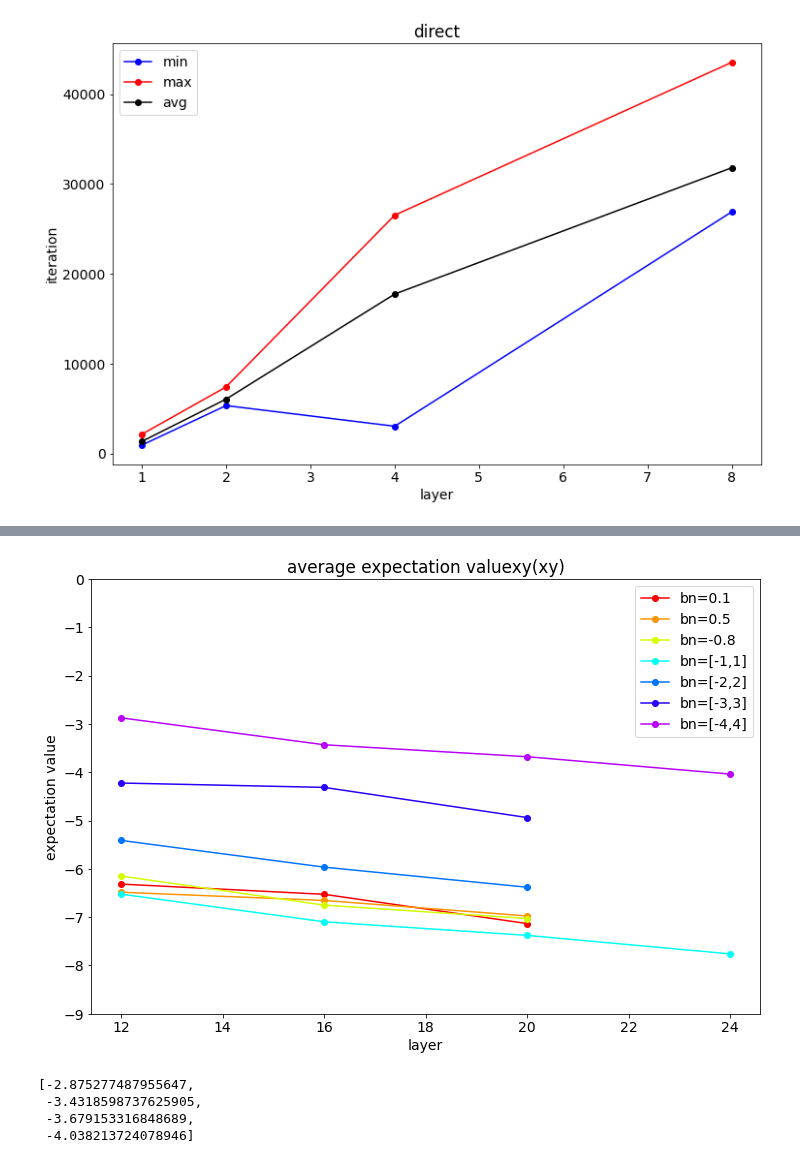
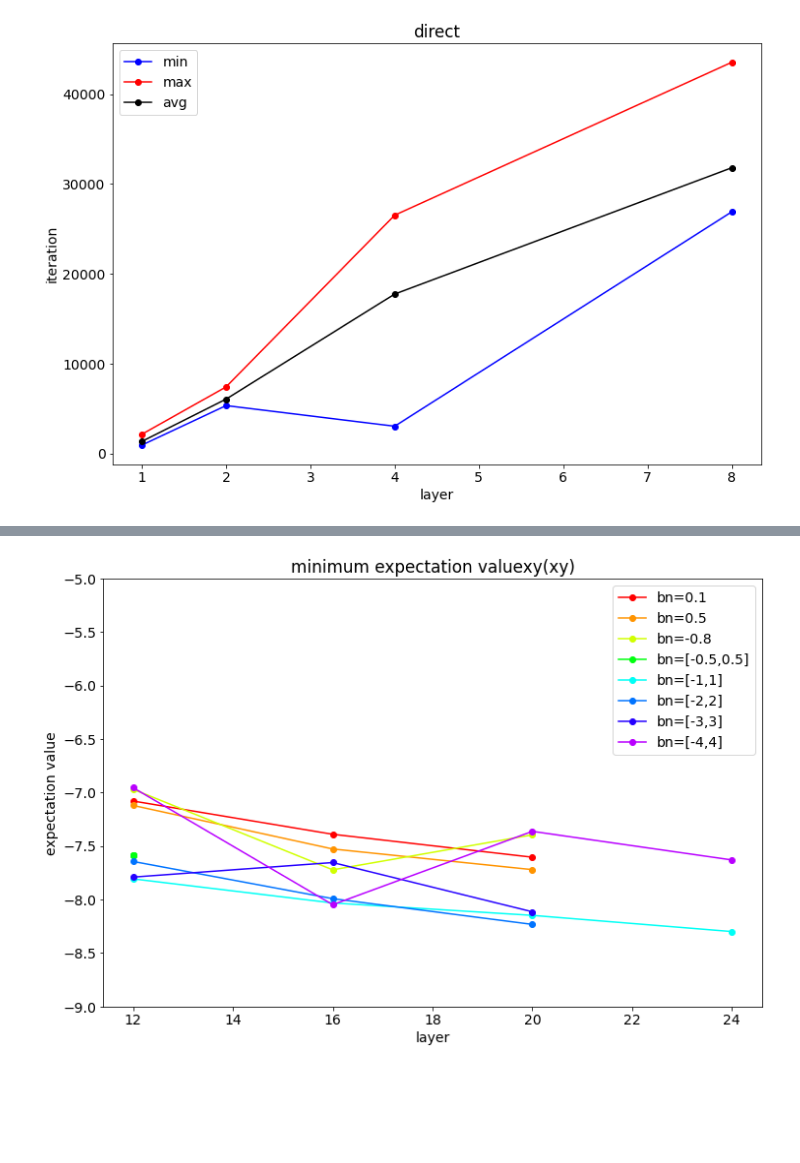
Before and after one commit to tanan/qsimu, a Jupyter notebook: qulacs/vqe_ising/vqe results.ipynb, the cells around one changed output, grey strips where cells are left out. Drawn from its saved outputs; the diff is of its cells as text; code cells hidden in the pictures; blank space fills up the shorter version.

Commit message:
add xy compare bn

```diff
--- a/qulacs/vqe_ising/vqe results.ipynb
+++ b/qulacs/vqe_ising/vqe results.ipynb
@@ -34,8 +40,3 @@ for bn in bn_list:
 method = 'indirect_xyz'
 depth_list = [8,12,16,20,24,28]
 vqe_results.extend(run(method, nqubit, depth_list, None, None, None))
-# %%
-for result in vqe_results:
-        if result == None:
-            continue
-        print("%s,%s,%s,%s,%s,%s,%s,%s,%s,%s,%s,%s,%s" % (result["method"], result["depth"], result["bn_type"], result["bn_range"], result["bn_value"], result["cost"]["min"], result["cost"]["max"], result["cost"]["mean"], result["cost"]["std"], result["iter"]["min"], result["iter"]["max"], result["iter"]["mean"], result["iter"]["std"]))
@@ -302,20 +186,0 @@ plt.savefig('image/xy_compare_bn_energy_min.png')
-# %%
-create_expectation_graph("average expectation valuexy(xy)", -9.0, 0)
-plt.plot(bn_plot_list['indirect_xy-%s-depth' % (MagneticField.BN_01.value)], bn_plot_list['indirect_xy-%s-cost-mean' % (MagneticField.BN_01.value)], marker='o', color=cm.hsv(0/10.0), label='bn=0.1')
-plt.plot(bn_plot_list['indirect_xy-%s-depth' % (MagneticField.BN_05.value)], bn_plot_list['indirect_xy-%s-cost-mean' % (MagneticField.BN_05.value)], marker='o', color=cm.hsv(1/10.0), label='bn=0.5')
-plt.plot(bn_plot_list['indirect_xy-%s-depth' % (MagneticField.BN_MINUS_08.value)], bn_plot_list['indirect_xy-%s-cost-mean' % (MagneticField.BN_MINUS_08.value)], marker='o', color=cm.hsv(2/10.0), label='bn=-0.8')
-plt.plot(bn_plot_list['indirect_xy-2-depth'], bn_plot_list['indirect_xy-2-cost-mean'], marker='o', color=cm.hsv(5/10.0), label='bn=[-1,1]')
-plt.plot(bn_plot_list['indirect_xy-4-depth'], bn_plot_list['indirect_xy-4-cost-mean'], marker='o', color=cm.hsv(6/10.0), label='bn=[-2,2]')
-plt.plot(bn_plot_list['indirect_xy-6-depth'], bn_plot_list['indirect_xy-6-cost-mean'], marker='o', color=cm.hsv(7/10.0), label='bn=[-3,3]')
-plt.plot(bn_plot_list['indirect_xy-8-depth'], bn_plot_list['indirect_xy-8-cost-mean'], marker='o', color=cm.hsv(8/10.0), label='bn=[-4,4]')
-plt.legend()
-plt.savefig('image/xy_compare_bn_energy_mean.png')
-# %% [output]
-[figure, removed]
-# %%
-bn_plot_list['indirect_xy-8-cost-mean']
-# %% [output]
-[-2.875277487955647,
- -3.4318598737625905,
- -3.679153316848689,
- -4.038213724078946]
@@ -321,0 +257,14 @@ bn_plot_list['indirect_xy-8-cost-mean']
+# %%
+create_expectation_graph("minimum expectation valuexy(xy)")
+plt.plot(bn_plot_list['indirect_xy-%s-depth' % (MagneticField.BN_01.value)], bn_plot_list['indirect_xy-%s-cost-min' % (MagneticField.BN_01.value)], marker='o', color=cm.hsv(0/10.0), label='bn=0.1')
+plt.plot(bn_plot_list['indirect_xy-%s-depth' % (MagneticField.BN_05.value)], bn_plot_list['indirect_xy-%s-cost-min' % (MagneticField.BN_05.value)], marker='o', color=cm.hsv(1/10.0), label='bn=0.5')
+plt.plot(bn_plot_list['indirect_xy-%s-depth' % (MagneticField.BN_MINUS_08.value)], bn_plot_list['indirect_xy-%s-cost-min' % (MagneticField.BN_MINUS_08.value)], marker='o', color=cm.hsv(2/10.0), label='bn=-0.8')
+plt.plot(bn_plot_list['indirect_xy-1-depth'], bn_plot_list['indirect_xy-1-cost-min'], marker='o', color=cm.hsv(3.5/10.0), label='bn=[-0.5,0.5]')
+plt.plot(bn_plot_list['indirect_xy-2-depth'], bn_plot_list['indirect_xy-2-cost-min'], marker='o', color=cm.hsv(5/10.0), label='bn=[-1,1]')
+plt.plot(bn_plot_list['indirect_xy-4-depth'], bn_plot_list['indirect_xy-4-cost-min'], marker='o', color=cm.hsv(6/10.0), label='bn=[-2,2]')
+plt.plot(bn_plot_list['indirect_xy-6-depth'], bn_plot_list['indirect_xy-6-cost-min'], marker='o', color=cm.hsv(7/10.0), label='bn=[-3,3]')
+plt.plot(bn_plot_list['indirect_xy-8-depth'], bn_plot_list['indirect_xy-8-cost-min'], marker='o', color=cm.hsv(8/10.0), label='bn=[-4,4]')
+plt.legend()
+plt.savefig('image/xy_compare_bn_energy_min.png')
+# %% [output]
+[figure, added]
```
Also changed, not shown: parts of 7 cells of this notebook, 3 other files.
